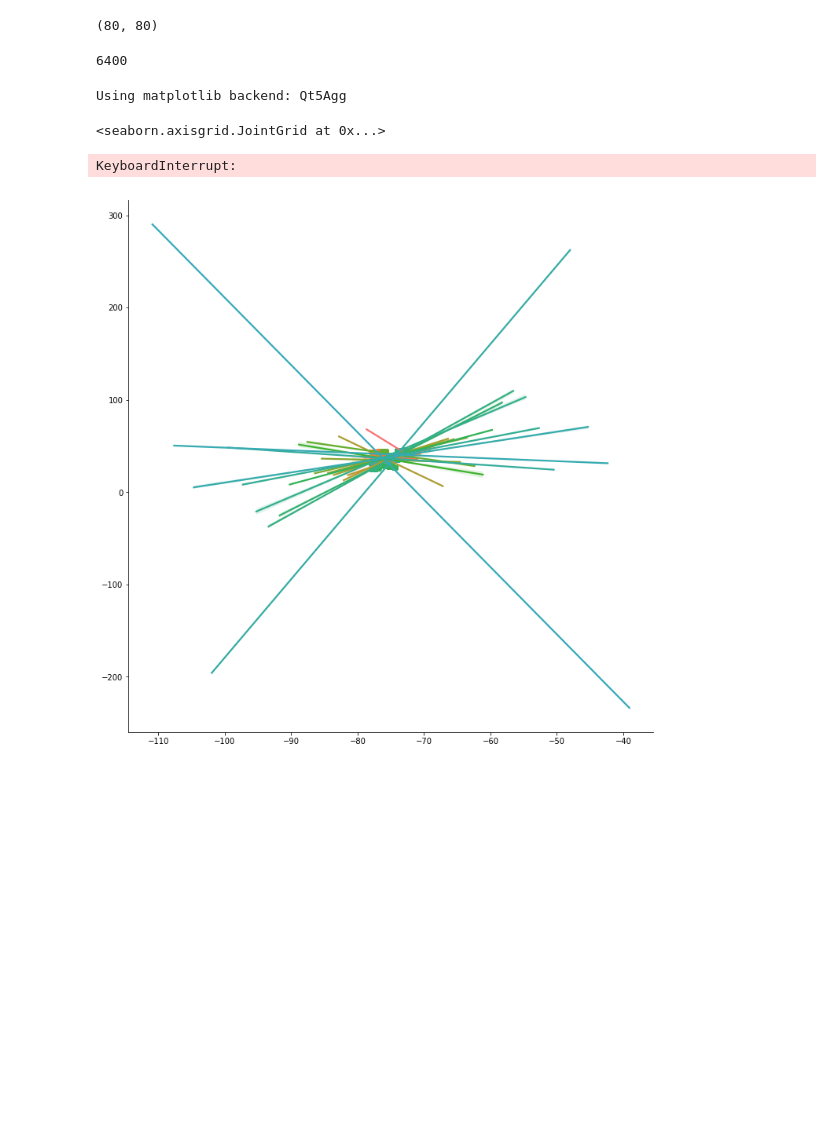
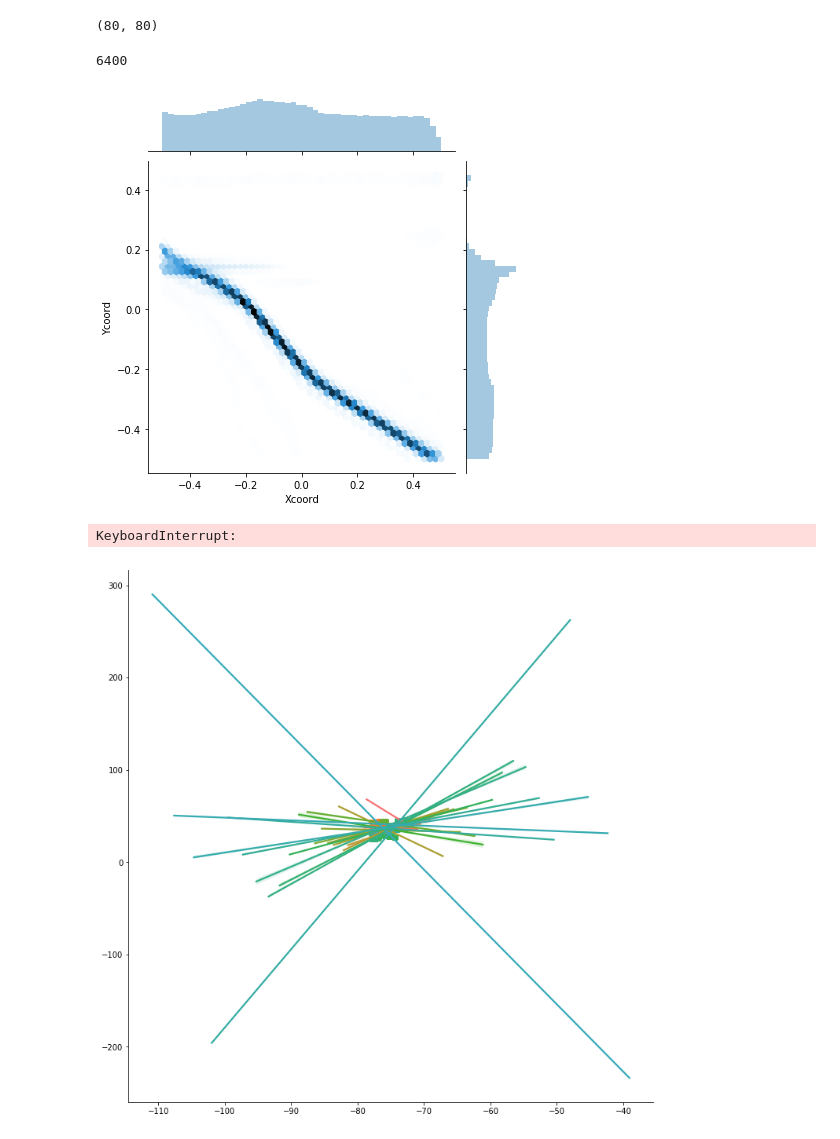
Before and after one commit to Dylan3636/ug4_project, a Jupyter notebook: notebooks/Untitled.ipynb, the cells around one changed output. Saved outputs shown, nothing was run; the diff lists cells and outputs as text; code cells hidden in the pictures; blank space fills up the shorter version.

```diff
--- a/notebooks/Untitled.ipynb
+++ b/notebooks/Untitled.ipynb
@@ -764,20 +748,19 @@ ax.plot_trisurf(X, Y, Z)
 # %% [output]
 6400
 # %%
-%matplotlib
-# subdata = drop_lt(df=data, col='Xcoord', min_val)
-# subdata = drop_gt(df=subdata, col='Xcoord', max_val=10)
-# subdata = drop_lt(df=subdata, col='Ycoord', min_val=-10)
-# subdata = drop_gt(df=subdata, col='Ycoord', max_val=10)
-subdata=data
+#%matplotlib
+subdata = drop_lt(df=data, col='Xcoord', min_val=-10)
+subdata = drop_gt(df=subdata, col='Xcoord', max_val=10)
+subdata = drop_lt(df=subdata, col='Ycoord', min_val=-10)
+subdata = drop_gt(df=subdata, col='Ycoord', max_val=10)
 
 mask = np.logical_and(subdata.SmoothedVectorYcoord>=0, subdata.SmoothedVectorXcoord<=0)
 subdata = subdata.loc[mask, :]
 
-sns.jointplot(data=subdata, x='Xcoord', y='Ycoord', kind="hex")
+sns.jointplot(x=subdata.Xcoord/20, y=subdata.Ycoord/20, kind="hex")
+plt.savefig('/home/dylan/Pictures/latlonhex.png')
 # %% [output]
-Using matplotlib backend: Qt5Agg
-<seaborn.axisgrid.JointGrid at 0x...>
+[figure, added]
 # %%
 sns.lmplot(data=data, x='LON', y='LAT', hue="VesselType", height=10)
 # %% [output]
```
Also changed, not shown: parts of 17 cells of this notebook, 20 other files.
